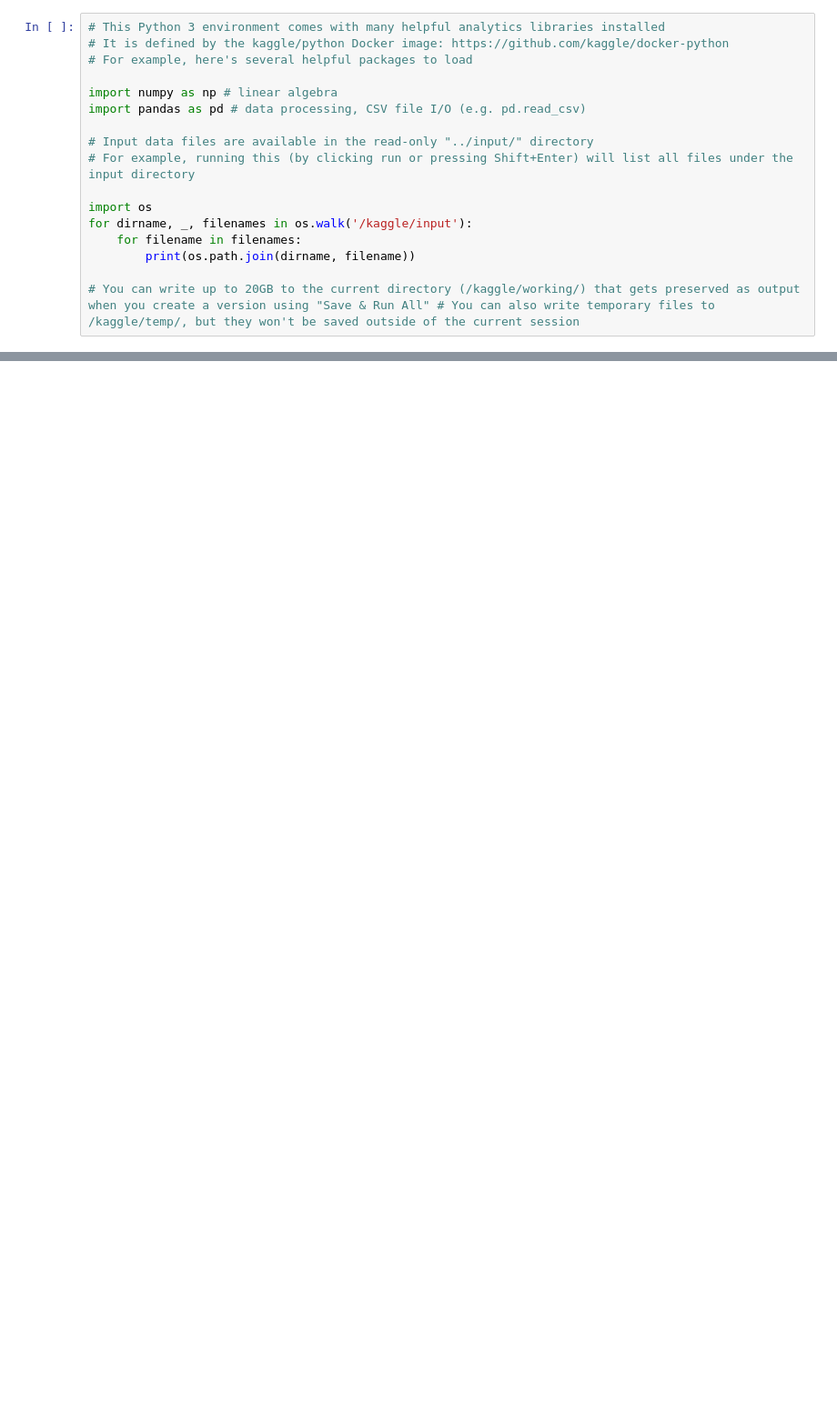
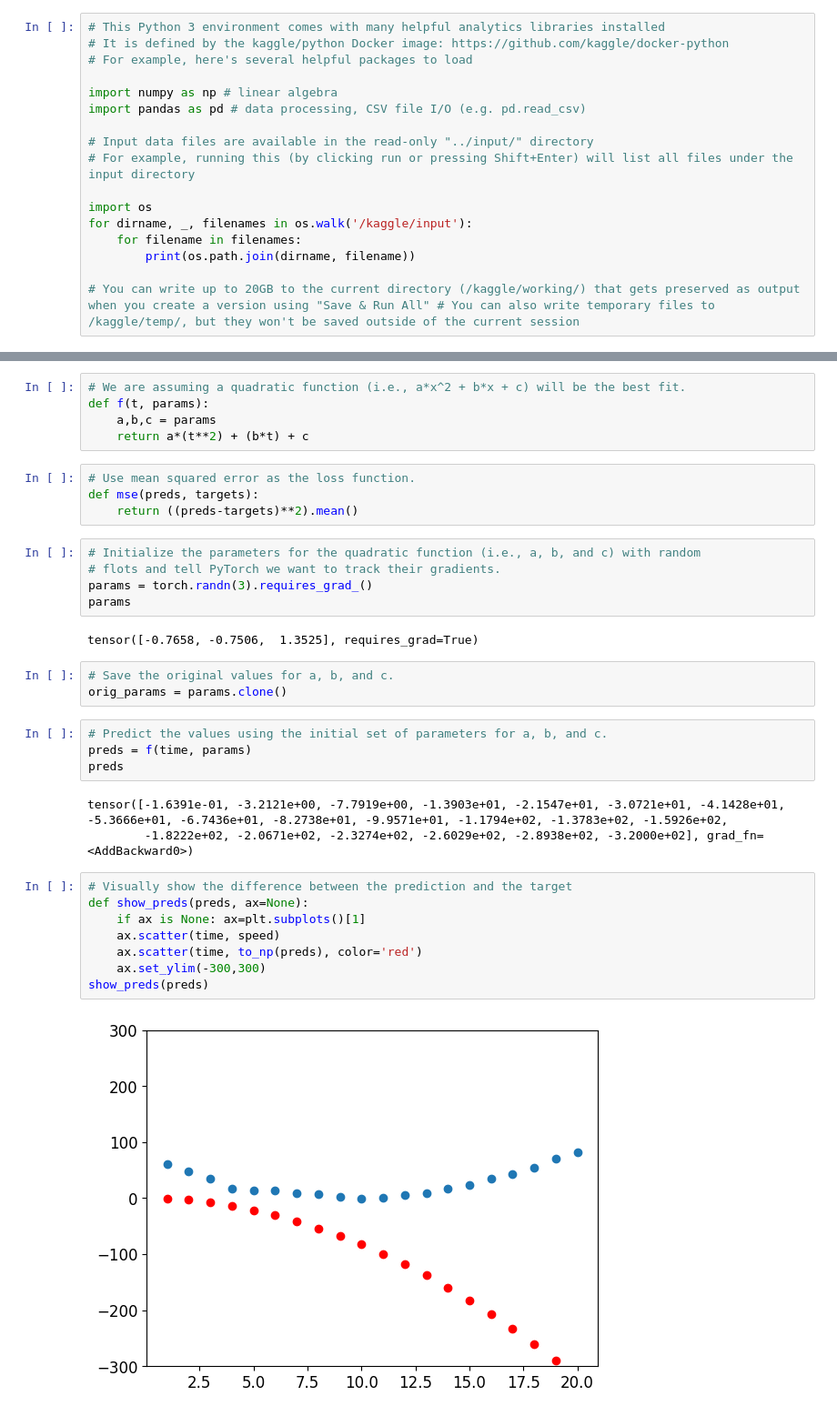
Before and after one commit to dphummel/AI, a Jupyter notebook: 3-or-7.ipynb, the cells around one changed output, grey strips where cells are left out. Shown: that part at 91% size. Drawn from its saved outputs; the diff is of its cells as text; blank space fills up the shorter version.

```diff
--- a/3-or-7.ipynb
+++ b/3-or-7.ipynb
@@ -69,0 +113,36 @@ df.style.set_properties(**{'font-size':'6pt'}).background_gradient('Greys')
+# %%
+# We are assuming a quadratic function (i.e., a*x^2 + b*x + c) will be the best fit.
+def f(t, params):
+    a,b,c = params
+    return a*(t**2) + (b*t) + c
+# %%
+# Use mean squared error as the loss function.
+def mse(preds, targets):
+    return ((preds-targets)**2).mean()
+# %%
+# Initialize the parameters for the quadratic function (i.e., a, b, and c) with random
+# flots and tell PyTorch we want to track their gradients.
+params = torch.randn(3).requires_grad_()
+params
+# %% [output]
+tensor([-0.7658, -0.7506,  1.3525], requires_grad=True)
+# %%
+# Save the original values for a, b, and c.
+orig_params = params.clone()
+# %%
+# Predict the values using the initial set of parameters for a, b, and c.
+preds = f(time, params)
+preds
+# %% [output]
+tensor([-1.6391e-01, -3.2121e+00, -7.7919e+00, -1.3903e+01, -2.1547e+01, -3.0721e+01, -4.1428e+01, -5.3666e+01, -6.7436e+01, -8.2738e+01, -9.9571e+01, -1.1794e+02, -1.3783e+02, -1.5926e+02,
+        -1.8222e+02, -2.0671e+02, -2.3274e+02, -2.6029e+02, -2.8938e+02, -3.2000e+02], grad_fn=<AddBackward0>)
+# %%
+# Visually show the difference between the prediction and the target
+def show_preds(preds, ax=None):
+    if ax is None: ax=plt.subplots()[1]
+    ax.scatter(time, speed)
+    ax.scatter(time, to_np(preds), color='red')
+    ax.set_ylim(-300,300)
+show_preds(preds)
+# %% [output]
+[figure, added]
```
Also changed, not shown: parts of 35 cells of this notebook.
